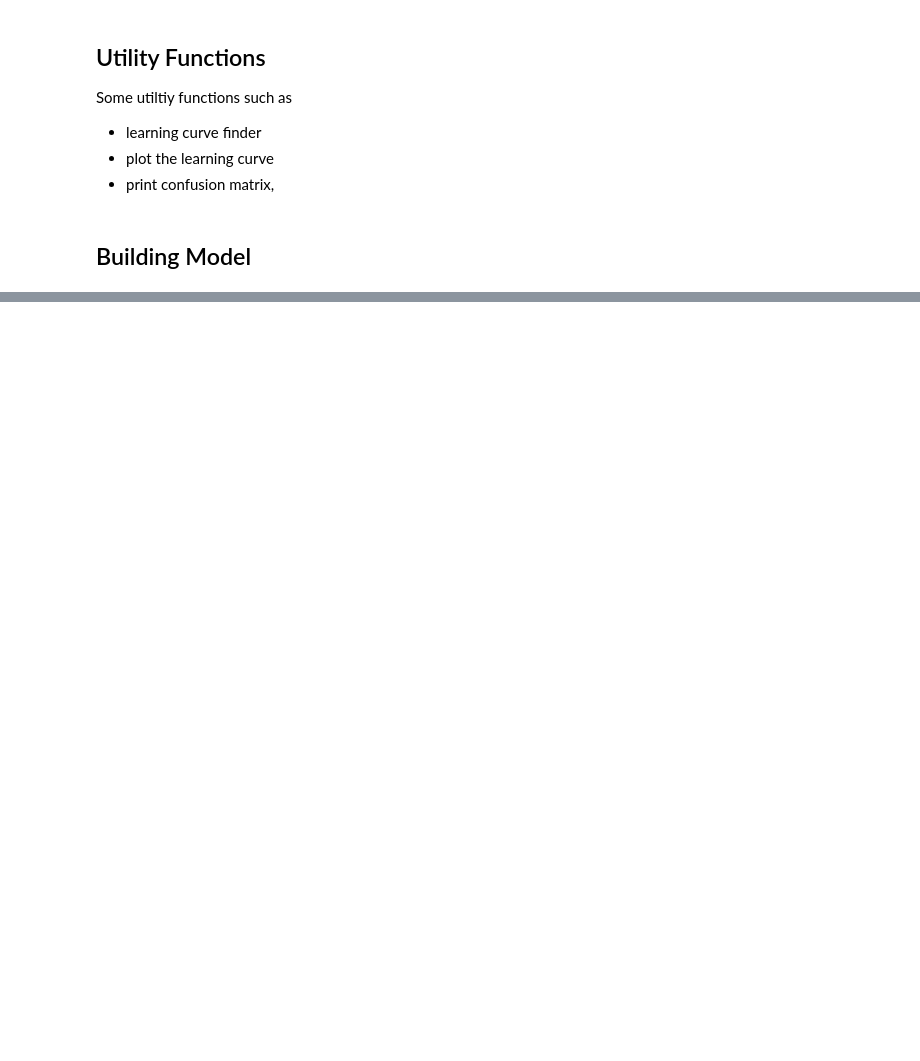
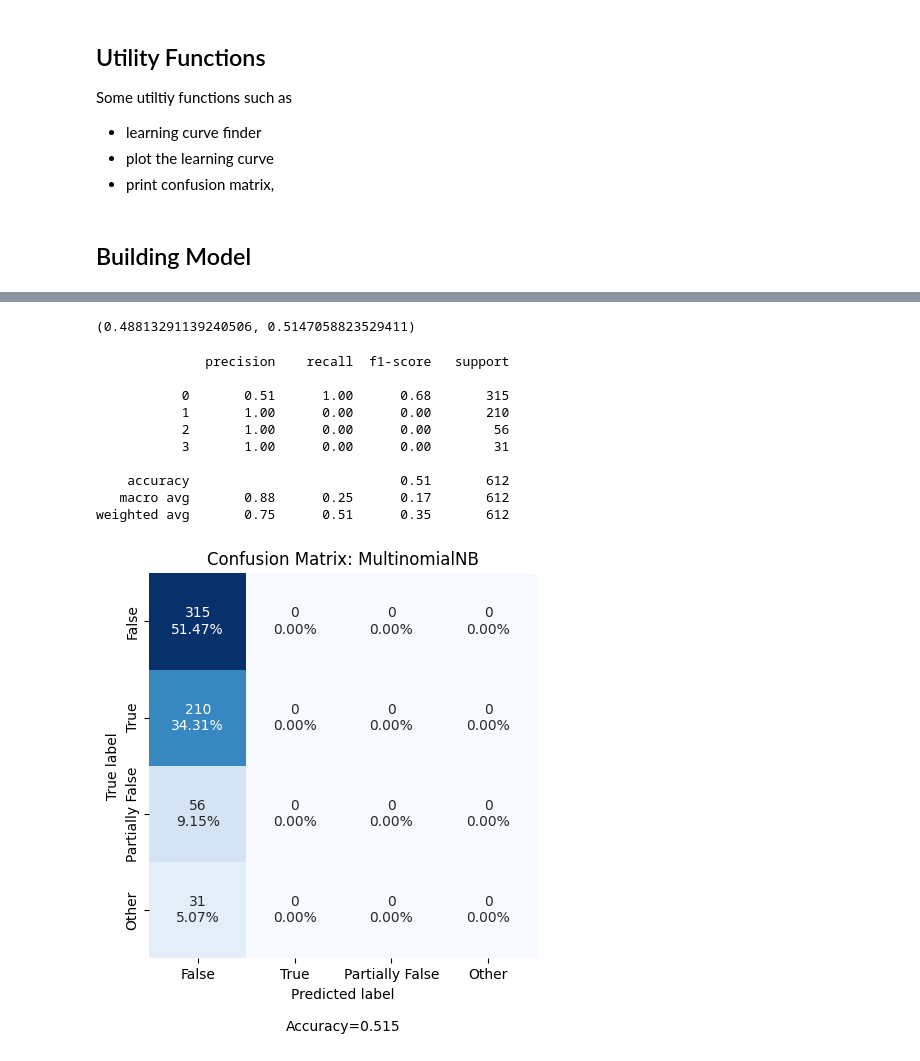
Before and after one commit to cgurkan/fake-news, a Jupyter notebook: FakeNewsDetection_ML.ipynb, the cells around one changed output, grey strips where cells are left out. Drawn from its saved outputs; the diff is of its cells as text; code cells hidden in the pictures; blank space fills up the shorter version.

```diff
--- a/FakeNewsDetection_ML.ipynb
+++ b/FakeNewsDetection_ML.ipynb
@@ -360,3 +116,3 @@ Percentage of Training Articles having less than 1250 Words:95.97%
 # %%
 #Split dataset
-x_train,x_test,y_train,y_test = df.title_text, df_test.title_text, df.label, df_test.label
+X_train, X_test, y_train, y_test = df.title_text, df_test.title_text, df.label, df_test.label
@@ -385,10 +118,0 @@ print(padded_train.shape)
-# %%
-#Turn Labels in to categorical
-encoder = LabelEncoder()
-encoder.fit(y_train)
-train_y = encoder.transform(y_train)
-test_y = encoder.transform(y_test)
-
-num_classes = np.max(train_y) + 1
-train_y = utils.to_categorical(train_y, num_classes)
-test_y = utils.to_categorical(test_y, num_classes)
@@ -404,0 +123,7 @@ array([[1., 0., 0., 0.],
+# %%
+vectorizer = TfidfVectorizer()
+vector =  vectorizer.fit_transform(X_train)
+x_train=vector.toarray()
+
+vector2 = vectorizer.transform(X_test)
+x_test=vector2.toarray()
@@ -942,0 +582,29 @@ make_confusion_matrix(result_1,
+# %%
+mnb = MultinomialNB()
+mnb.fit(x_train, y_train)
+mnb.score(x_train,y_train),mnb.score(x_test,y_test)
+# %% [output]
+(0.48813291139240506, 0.5147058823529411)
+# %%
+labels = ['True Neg','False Pos','False Neg','True Pos']
+categories = ['False', 'True', 'Partially False', 'Other']
+
+y_pred=mnb.predict(x_test)
+print(classification_report(y_test,y_pred, zero_division=1))
+cf_matrix_1 = confusion_matrix(y_test, y_pred)
+make_confusion_matrix(cf_matrix_1,
+                      group_names=labels,
+                      categories=categories,
+                      cmap='Blues',figsize=(5,5), cbar=False, title='Confusion Matrix: MultinomialNB')
+# %% [output]
+              precision    recall  f1-score   support
+
+           0       0.51      1.00      0.68       315
+           1       1.00      0.00      0.00       210
+           2       1.00      0.00      0.00        56
+           3       1.00      0.00      0.00        31
+
+    accuracy                           0.51       612
+   macro avg       0.88      0.25      0.17       612
+weighted avg       0.75      0.51      0.35       612
+[figure, added]
```
Also changed, not shown: parts of 82 cells of this notebook.
